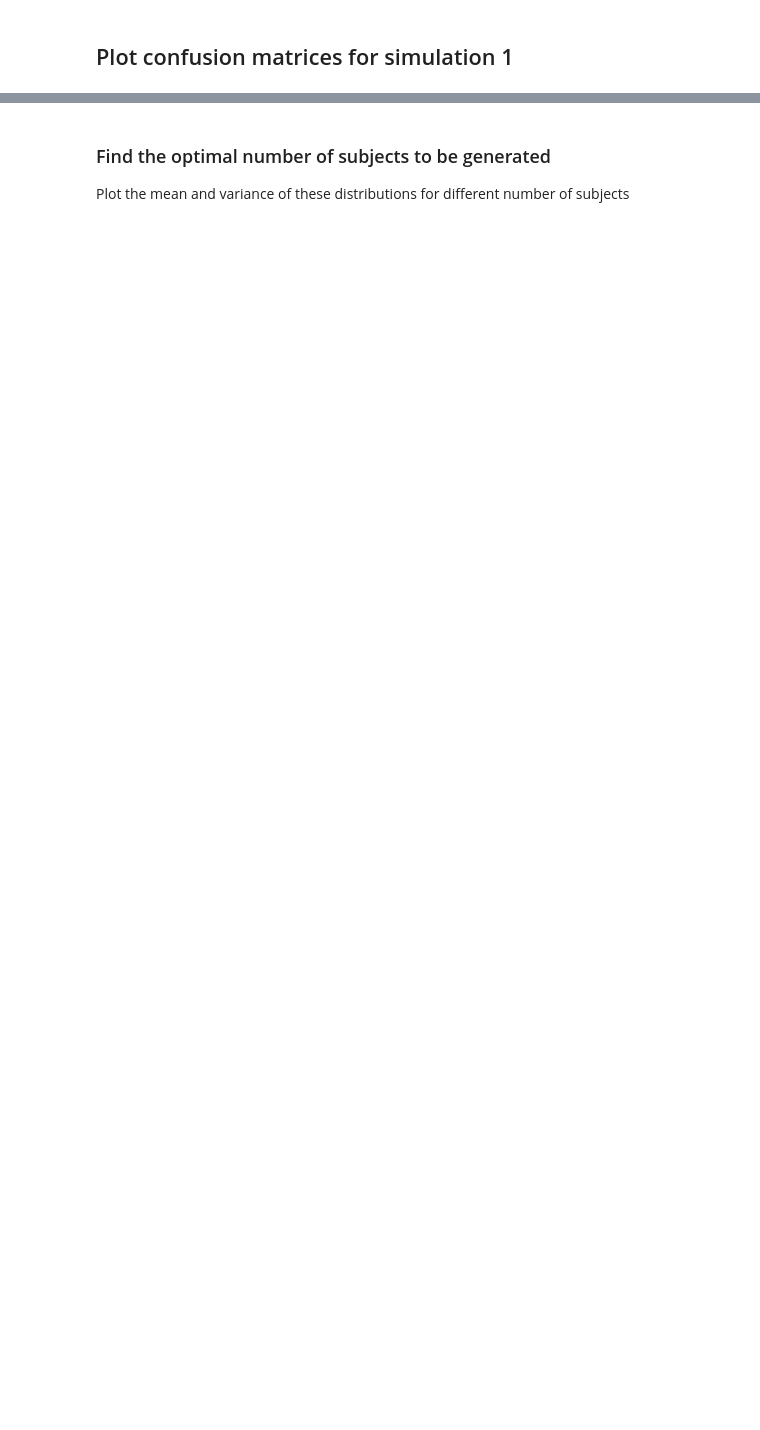
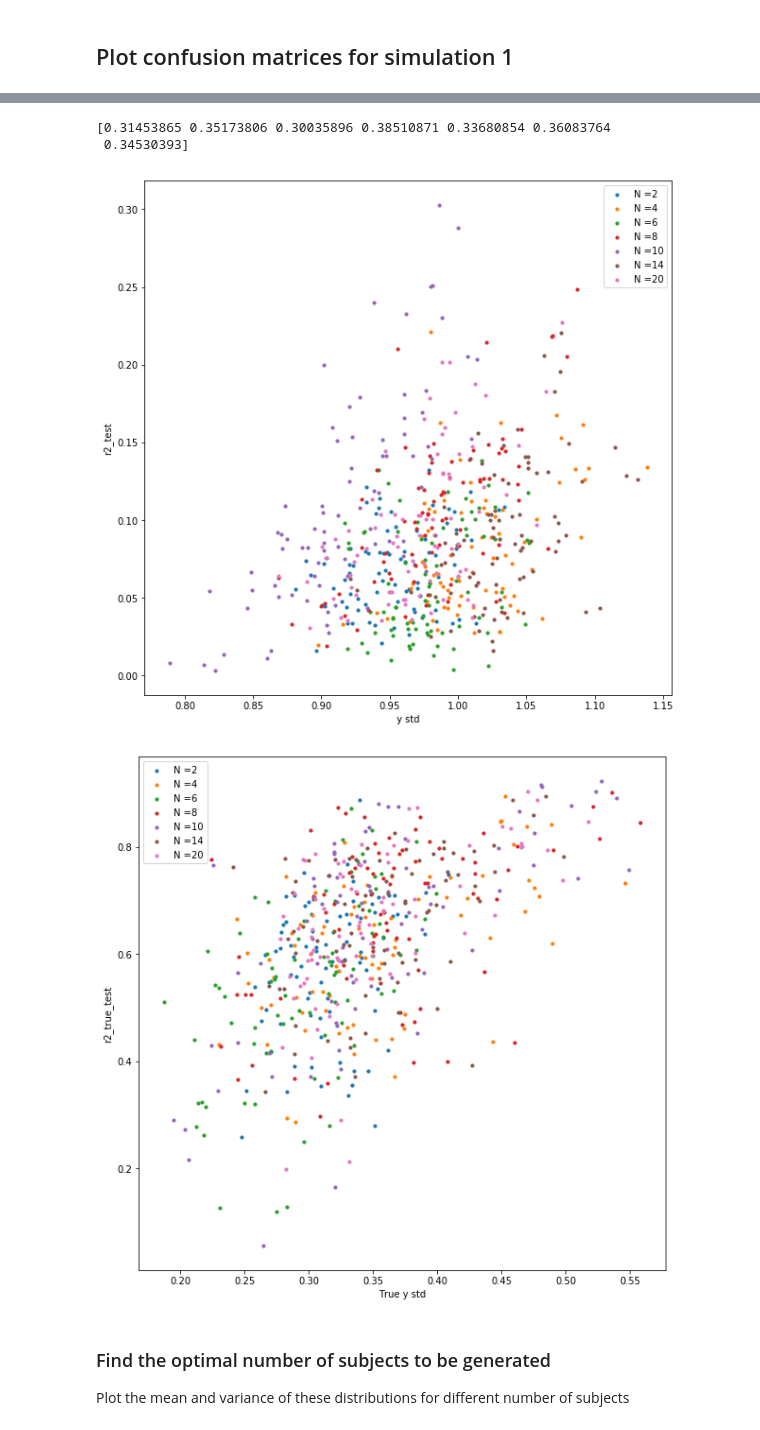
Before and after one commit to sebastiendemortain/neural-coding-of-probabilities, a Jupyter notebook: simulation_results.ipynb, the cells around one changed output, grey strips where cells are left out. Saved outputs shown, nothing was run; the diff lists cells and outputs as text; code cells hidden in the pictures; blank space fills up the shorter version.

```diff
--- a/simulation_results.ipynb
+++ b/simulation_results.ipynb
@@ -1084,14 +1102,14 @@ for k_scheme, k_fit_N, k_true_N, k_fraction, k_subject in itertools.product(rang
 ### Row data loading and visualization
 # %%
 # Some reloading (run that if the loops have already been performed and results saved)
-r2_test = np.load('output/results/r2_test_snr'+str(snr)+'.npy')
-r2_true_test = np.load('output/results/r2_true_test_snr'+str(snr)+'.npy')
-r2_train = np.load('output/results/r2_train_snr'+str(snr)+'.npy')
-rho_test = np.load('output/results/rho_test_snr'+str(snr)+'.npy')
-rho_train = np.load('output/results/rho_train_snr'+str(snr)+'.npy')
-r2_true_train = np.load('output/results/r2_true_train_snr'+str(snr)+'.npy')
-rho_true_test = np.load('output/results/rho_true_test_snr'+str(snr)+'.npy')
-rho_true_train = np.load('output/results/rho_true_train_snr'+str(snr)+'.npy')
+# r2_test = np.load('output/results/r2_test_snr'+str(snr)+'.npy')
+# r2_true_test = np.load('output/results/r2_true_test_snr'+str(snr)+'.npy')
+# r2_train = np.load('output/results/r2_train_snr'+str(snr)+'.npy')
+# rho_test = np.load('output/results/rho_test_snr'+str(snr)+'.npy')
+# rho_train = np.load('output/results/rho_train_snr'+str(snr)+'.npy')
+# r2_true_train = np.load('output/results/r2_true_train_snr'+str(snr)+'.npy')
+# rho_true_test = np.load('output/results/rho_true_test_snr'+str(snr)+'.npy')
+# rho_true_train = np.load('output/results/rho_true_train_snr'+str(snr)+'.npy')
 
 # for k_scheme, k_fit_N, k_true_N, k_fraction, k_subject, k_session in itertools.product(range(n_schemes), range(n_N)
 #                                                             , range(n_N), range(n_fractions), range(n_subjects), range(n_sessions)):
@@ -1100,7 +1118,7 @@ rho_true_train = np.load('output/results/rho_true_train_snr'+str(snr)+'.npy')
 #              +'\nk_subject = '+str(k_subject)+'\nk_session = '+str(k_session))
 #         print('r2_test='+str(r2_test[k_scheme, k_fit_N, k_true_N, k_fraction, k_subject, k_session]))
 #         print('r2_true_test='+str(r2_true_test[k_scheme, k_fit_N, k_true_N, k_fraction, k_subject, k_session])+'\n--------------')
-n_subjects = 1000
+n_subjects = 2
 r2_raw_train_summary = np.zeros((n_schemes, n_N, n_N, n_fractions*n_subjects*n_sessions))
 r2_raw_test_summary = np.zeros((n_schemes, n_N, n_N, n_fractions*n_subjects*n_sessions))
 rho_raw_train_summary = np.zeros((n_schemes, n_N, n_N, n_fractions*n_subjects*n_sessions))
@@ -1380,8 +1398,8 @@ sd_y = np.zeros((n_schemes, n_N, n_fractions, n_subjects, n_sessions))
 for k_scheme, k_true_N, k_fraction, k_subject, k_session in itertools.product(range(n_schemes),
                                                                             range(n_N), range(n_fractions), range(n_subjects), range(n_sessions)):
     sd_y_true[k_scheme, k_true_N, k_fraction, k_subject, k_session] = np.std(yz_without_noise[k_scheme][k_true_N][k_fraction][k_subject][k_session])
-    if sd_y_true[k_scheme, k_true_N, k_fraction, k_subject, k_session] > 1.15:
-        print(str(k_true_N)+str(k_fraction)+str(k_subject)+str(k_session))
+#     if sd_y_true[k_scheme, k_true_N, k_fraction, k_subject, k_session] > 1.15:
+#         print(str(k_true_N)+str(k_fraction)+str(k_subject)+str(k_session))
 
 # all y_true sd
 for k_scheme, k_true_N, k_fraction, k_subject, k_session in itertools.product(range(n_schemes),
@@ -1429,33 +1447,38 @@ plt.show()
 # ax = fig.add_subplot(111)
 # for k_true_N in range(n_N):
 #     sd_y_true_tmp = sd_y_true[1, k_true_N, :, :, :].flatten()
 #     rho_true_test_tmp = rho_true_test[1, 0, k_true_N, :, :, :].flatten()
 #     ax.scatter(sd_y_true_tmp, rho_true_test_tmp, s=10, label='N ='+str(N_array[k_true_N]))
 # ax.set_xlabel('True y std')
 # ax.set_ylabel('r2_true_test')
 # ax.legend()
 # plt.show()
 
 
 # fig = plt.figure(figsize=(10,10))
 # ax = fig.add_subplot(111)
 
 # k_true_N = 6
 
 # sd_y_true_tmp = sd_y_true[1, k_true_N, :, :, 0].flatten()
 # sd_y_train_tmp = np.mean(sd_y_true[1, k_true_N, :, :, 1:], axis=-1).flatten()
 
 # ax.scatter(sd_y_true_tmp, sd_y_train_tmp, s=10, label='N ='+str(N_array[k_true_N]))
 # ax.set_xlabel('True y std (train)')
 # ax.set_ylabel('True y std (test)')
 # plt.show()
 
 # fig = plt.figure()
 # ax = fig.add_subplot(111)
 # ax.scatter(flatten_sd_y, flatten_r2)
 # ax.set_xlabel('Raw y std')
 # ax.set_ylabel('r2_test')
 # plt.show()
+# %% [output]
+[0.31453865 0.35173806 0.30035896 0.38510871 0.33680854 0.36083764
+ 0.34530393]
+[figure, added]
+[figure, added]
 # %% [markdown]
 ### Find the optimal number of subjects to be generated
 
```
Also changed, not shown: parts of 14 cells of this notebook, 3 other files.
